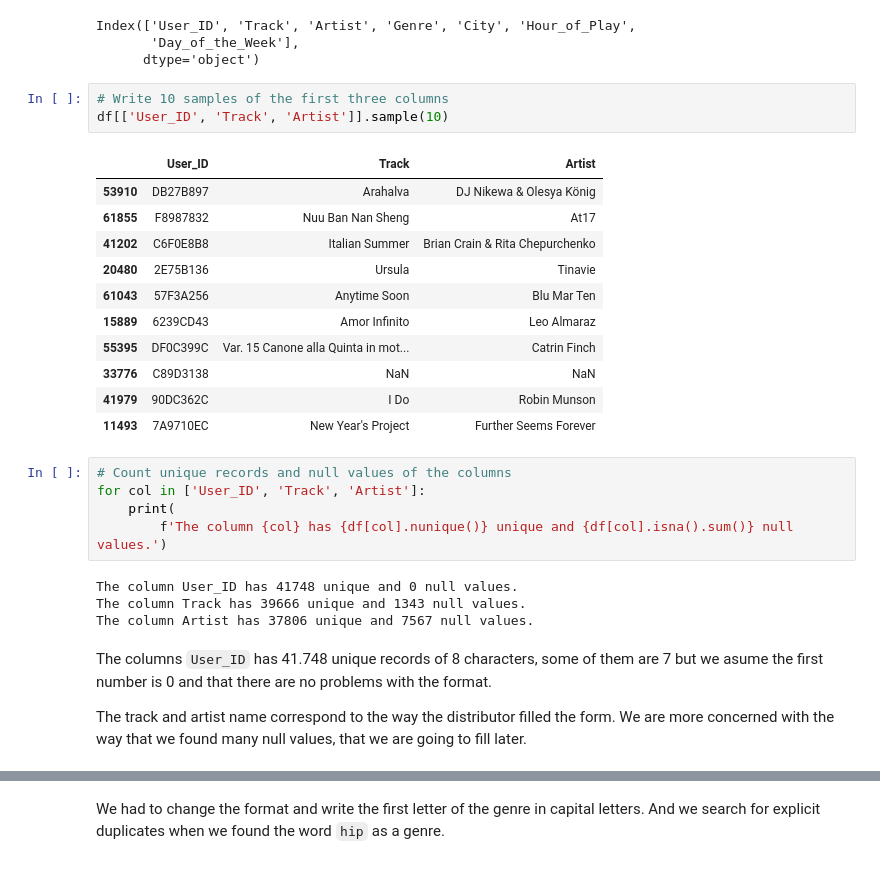
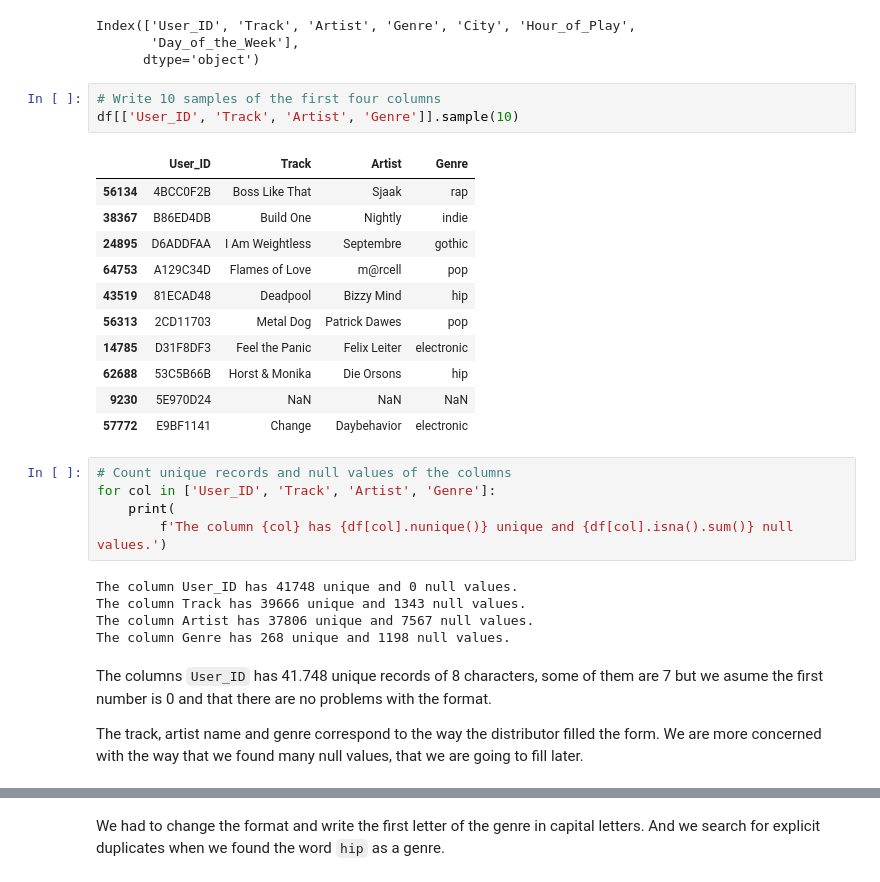
Before and after one commit to juanramosdataexpert/SonidosUrbanos, a Jupyter notebook: Notebooks/Cleaning.ipynb, the cells around one changed output, grey strips where cells are left out. Cells and saved outputs as stored; diff of their text form.

```diff
--- a/Notebooks/Cleaning.ipynb
+++ b/Notebooks/Cleaning.ipynb
@@ -50,33 +50,34 @@ Index(['User_ID', 'Track', 'Artist', 'Genre', 'City', 'Hour_of_Play',
        'Day_of_the_Week'],
       dtype='object')
 # %%
-# Write 10 samples of the first three columns
-df[['User_ID', 'Track', 'Artist']].sample(10)
+# Write 10 samples of the first four columns
+df[['User_ID', 'Track', 'Artist', 'Genre']].sample(10)
 # %% [output]
-|  | User_ID | Track | Artist |
-| 53910 | DB27B897 | Arahalva | DJ Nikewa & Olesya König |
-| 61855 | F8987832 | Nuu Ban Nan Sheng | At17 |
-| 41202 | C6F0E8B8 | Italian Summer | Brian Crain & Rita Chepurchenko |
-| 20480 | 2E75B136 | Ursula | Tinavie |
-| 61043 | 57F3A256 | Anytime Soon | Blu Mar Ten |
-| 15889 | 6239CD43 | Amor Infinito | Leo Almaraz |
-| 55395 | DF0C399C | Var. 15 Canone alla Quinta in mot... | Catrin Finch |
-| 33776 | C89D3138 | NaN | NaN |
-| 41979 | 90DC362C | I Do | Robin Munson |
-| 11493 | 7A9710EC | New Year's Project | Further Seems Forever |
+|  | User_ID | Track | Artist | Genre |
+| 56134 | 4BCC0F2B | Boss Like That | Sjaak | rap |
+| 38367 | B86ED4DB | Build One | Nightly | indie |
+| 24895 | D6ADDFAA | I Am Weightless | Septembre | gothic |
+| 64753 | A129C34D | Flames of Love | m@rcell | pop |
+| 43519 | 81ECAD48 | Deadpool | Bizzy Mind | hip |
+| 56313 | 2CD11703 | Metal Dog | Patrick Dawes | pop |
+| 14785 | D31F8DF3 | Feel the Panic | Felix Leiter | electronic |
+| 62688 | 53C5B66B | Horst & Monika | Die Orsons | hip |
+| 9230 | 5E970D24 | NaN | NaN | NaN |
+| 57772 | E9BF1141 | Change | Daybehavior | electronic |
 # %%
 # Count unique records and null values of the columns
-for col in ['User_ID', 'Track', 'Artist']:
+for col in ['User_ID', 'Track', 'Artist', 'Genre']:
     print(
         f'The column {col} has {df[col].nunique()} unique and {df[col].isna().sum()} null values.')
 # %% [output]
 The column User_ID has 41748 unique and 0 null values.
 The column Track has 39666 unique and 1343 null values.
 The column Artist has 37806 unique and 7567 null values.
+The column Genre has 268 unique and 1198 null values.
 # %% [markdown]
 The columns `User_ID` has 41.748 unique records of 8 characters, some of them are 7 but we asume the first number is 0 and that there are no problems with the format.
 
-The track and artist name correspond to the way the distributor filled the form. We are more concerned with the way that we found many null values, that we are going to fill later.
+The track, artist name and genre correspond to the way the distributor filled the form. We are more concerned with the way that we found many null values, that we are going to fill later.
 # %%
 # Write 10 samples of the column 'Genre'
 df['Genre'].sample(10)
```
Also changed, not shown: parts of 8 cells of this notebook, 2 other files.
